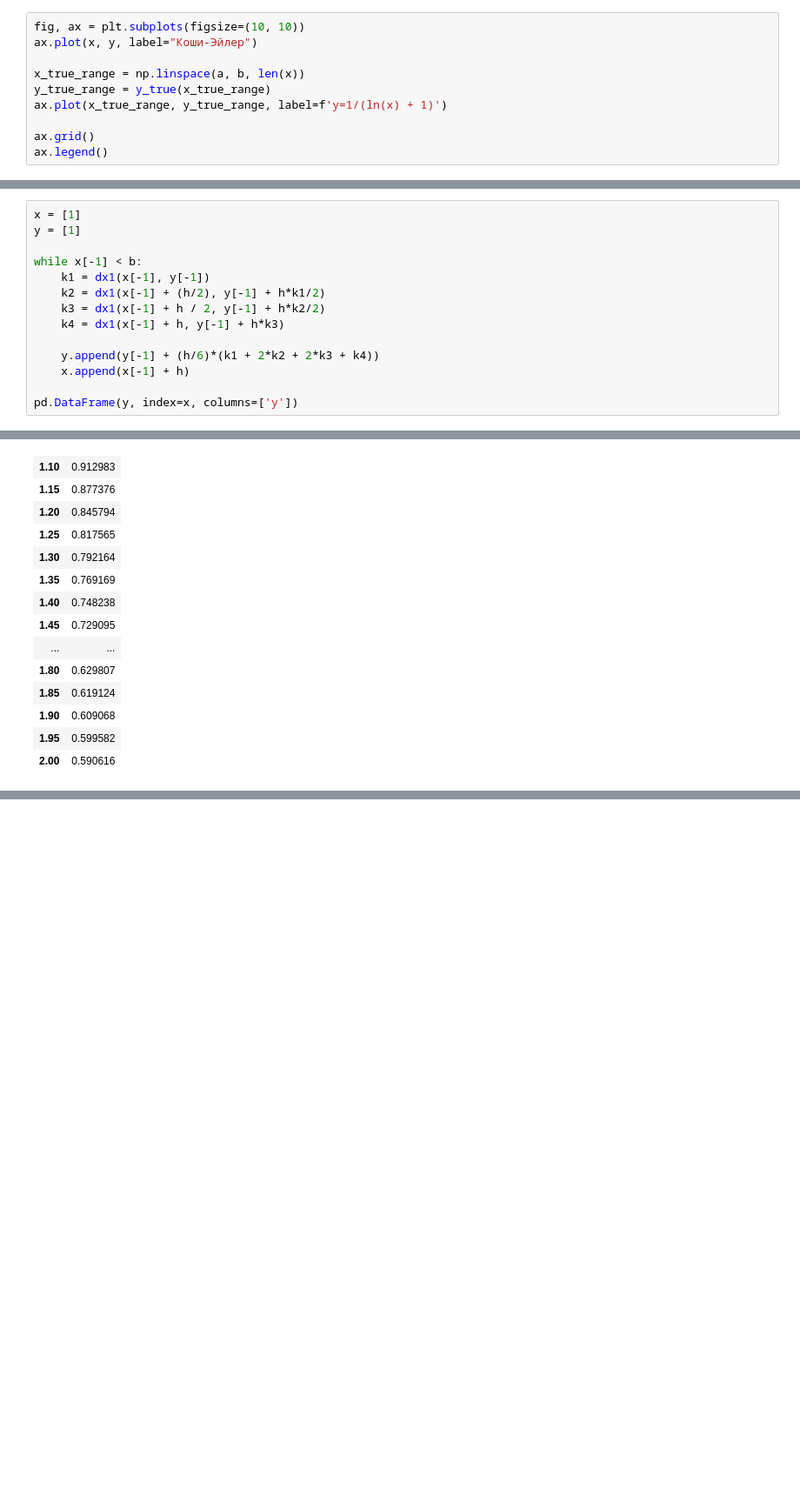
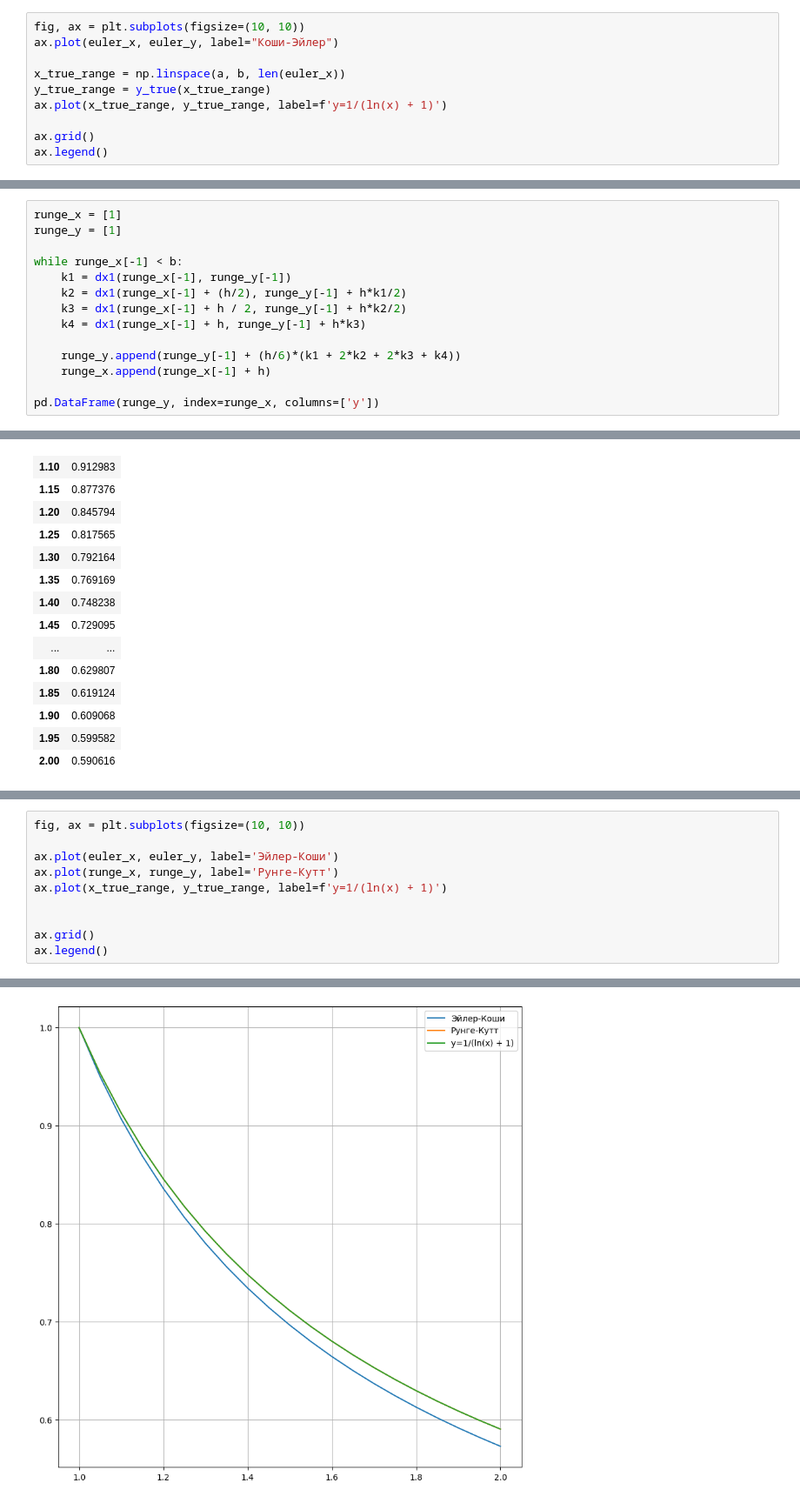
Before and after one commit to Levmas25/Chislaki, a Jupyter notebook: zad9.ipynb, the cells around one changed output, grey strips where cells are left out. Shown at 87% size. Saved outputs shown, nothing was run; the diff lists cells and outputs as text; blank space fills up the shorter version.

```diff
--- a/zad9.ipynb
+++ b/zad9.ipynb
@@ -43,9 +48,9 @@ pd.DataFrame(y, index=x, columns=["y"])
 | 2.00 | 0.573097 |
 # %%
 fig, ax = plt.subplots(figsize=(10, 10))
-ax.plot(x, y, label="Коши-Эйлер")
+ax.plot(euler_x, euler_y, label="Коши-Эйлер")
 
-x_true_range = np.linspace(a, b, len(x))
+x_true_range = np.linspace(a, b, len(euler_x))
 y_true_range = y_true(x_true_range)
 ax.plot(x_true_range, y_true_range, label=f'y=1/(ln(x) + 1)')
 
@@ -64,19 +69,19 @@ np.float64(0.017518877575046332)
 # %% [markdown]
 # Метод Рунге-Кутта
 # %%
-x = [1]
-y = [1]
+runge_x = [1]
+runge_y = [1]
 
-while x[-1] < b:
-    k1 = dx1(x[-1], y[-1])
-    k2 = dx1(x[-1] + (h/2), y[-1] + h*k1/2)
-    k3 = dx1(x[-1] + h / 2, y[-1] + h*k2/2)
-    k4 = dx1(x[-1] + h, y[-1] + h*k3)
+while runge_x[-1] < b:
+    k1 = dx1(runge_x[-1], runge_y[-1])
+    k2 = dx1(runge_x[-1] + (h/2), runge_y[-1] + h*k1/2)
+    k3 = dx1(runge_x[-1] + h / 2, runge_y[-1] + h*k2/2)
+    k4 = dx1(runge_x[-1] + h, runge_y[-1] + h*k3)
 
-    y.append(y[-1] + (h/6)*(k1 + 2*k2 + 2*k3 + k4))
-    x.append(x[-1] + h)
+    runge_y.append(runge_y[-1] + (h/6)*(k1 + 2*k2 + 2*k3 + k4))
+    runge_x.append(runge_x[-1] + h)
 
-pd.DataFrame(y, index=x, columns=['y'])
+pd.DataFrame(runge_y, index=runge_x, columns=['y'])
 # %% [output]
 |  | y |
 | 1.00 | 1.000000 |
@@ -110,3 +115,14 @@ error = abs(y[-1] - y_true_range[-1])
 error
 # %% [output]
 np.float64(3.828544625772423e-08)
+# %%
+fig, ax = plt.subplots(figsize=(10, 10))
+
+ax.plot(euler_x, euler_y, label='Эйлер-Коши')
+ax.plot(runge_x, runge_y, label='Рунге-Кутт')
+ax.plot(x_true_range, y_true_range, label=f'y=1/(ln(x) + 1)')
+
+
+ax.grid()
+ax.legend()
+# %% [output]
@@ -112,0 +130 @@ np.float64(3.828544625772423e-08)
+[figure, added]
```
Also changed, not shown: parts of 6 cells of this notebook, 5 other files.
